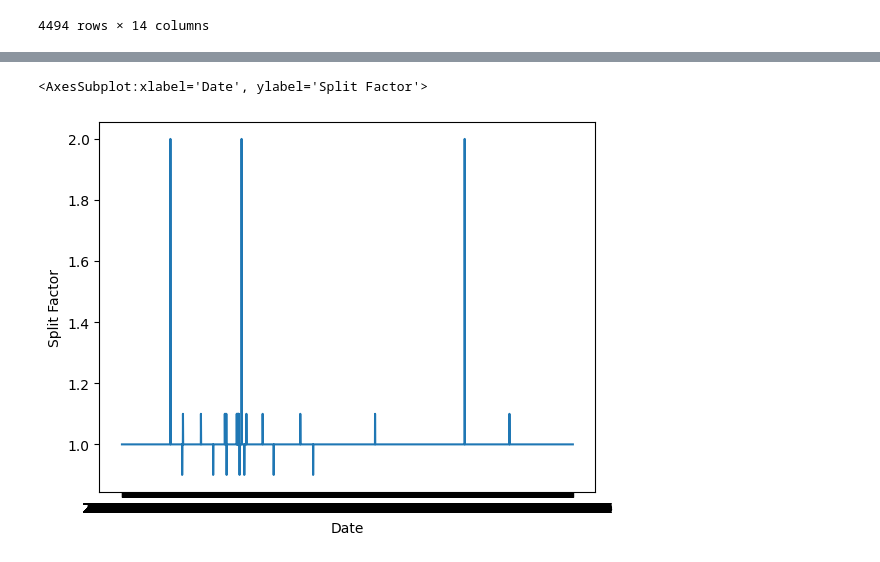
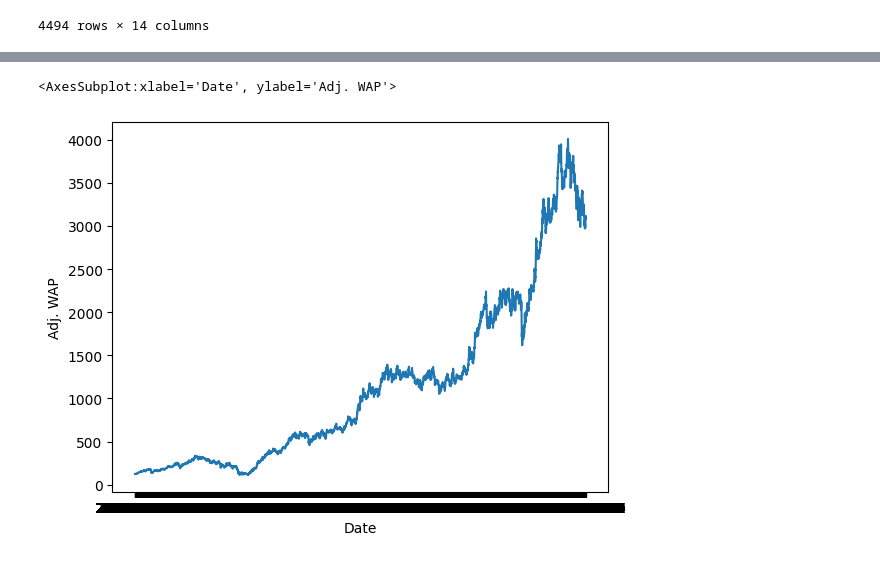
Before and after one commit to ajaymota/gbm-timeseries-markov-modeller, a Jupyter notebook: Split Adjustment.ipynb, the cells around one changed output, grey strips where cells are left out. Cells and saved outputs as stored; diff of their text form; code cells hidden in the pictures.

```diff
--- a/Split Adjustment.ipynb
+++ b/Split Adjustment.ipynb
@@ -107,4 +107,4 @@ prices
 | 2022-10-11 | 3100.00 | 3144.55 | 3054.75 | 3068.95 | 3113.850000 | 1428966.0 | 23132.0 | 4.449583e+09 | ... |
 4494 rows × 14 columns
 # %%
-prices['Split Factor'].loc[(prices['Split Factor'] <= 1.2) & (prices['Split Factor'] >= 0.8), 'Split Factor'] = 1.0
+prices.loc[(prices['Split Factor'] <= 1.2) & (prices['Split Factor'] >= 0.8), 'Split Factor'] = 1.0
@@ -112,0 +111,3 @@ TypeError: unhashable type: 'Series'
+# %%
+prices['Cum. Split Factor'] = (prices['Split Factor']).replace(np.inf, 1).cumprod()
+prices['Adj. WAP'] = prices['Cum. Split Factor'] * prices['WAP']
@@ -112,0 +131,3 @@ TypeError: unhashable type: 'Series'
+# %%
+factor = (prices['Adj. WAP'][-1] / prices['WAP'][-1])
+prices['Adj. WAP'] = prices['Adj. WAP'] / factor
@@ -113,5 +151,5 @@ TypeError: unhashable type: 'Series'
 # %%
-sns.lineplot(prices['Split Factor'])
+sns.lineplot(prices['Adj. WAP'])
 # %% [output]
-<AxesSubplot:xlabel='Date', ylabel='Split Factor'>
+<AxesSubplot:xlabel='Date', ylabel='Adj. WAP'>
-[figure, old version]
+[figure, new version]
```
Also changed, not shown: parts of 5 cells of this notebook.
